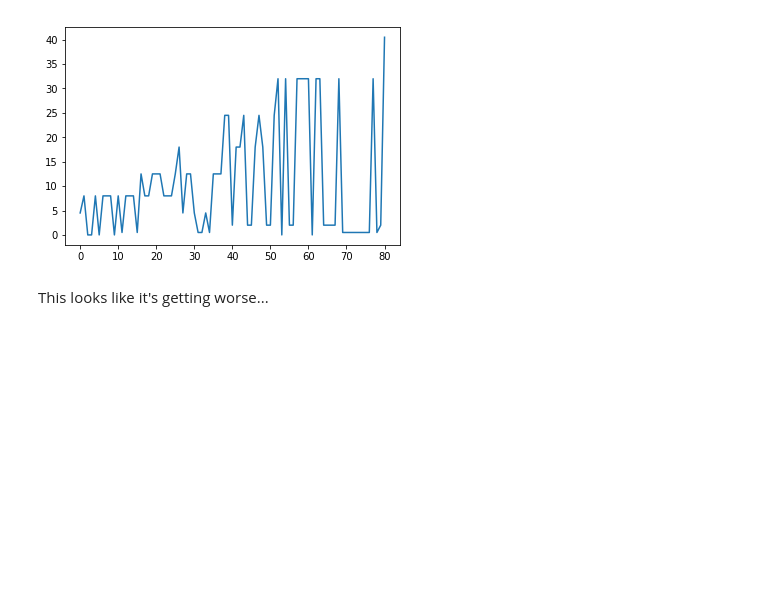
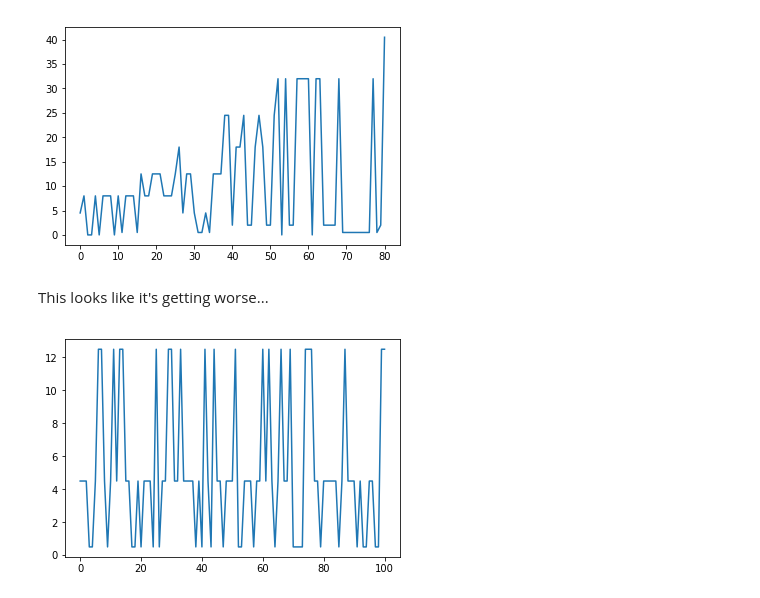
Before and after one commit to mwootten/snn-seizure-prediction, a Jupyter notebook: multi-spiking/ConvergenceIssues.ipynb, the cells around one changed output. Saved outputs shown, nothing was run; the diff lists cells and outputs as text; code cells hidden in the pictures; blank space fills up the shorter version.

```diff
--- a/multi-spiking/ConvergenceIssues.ipynb
+++ b/multi-spiking/ConvergenceIssues.ipynb
@@ -16,3 +16,12 @@ plt.show()
 [figure]
 # %% [markdown]
 This looks like it's getting worse...
+# %%
+errorTime = [4.5, 4.5, 4.5, 0.5, 0.5, 4.5, 12.5, 12.5, 4.5, 0.5, 4.5, 12.5, 4.5, 12.5, 12.5, 4.5, 4.5, 0.5, 0.5, 4.5, 0.5, 4.5, 4.5, 4.5, 0.5, 12.5, 0.5, 4.5, 4.5, 12.5, 12.5, 4.5, 4.5, 12.5, 4.5, 4.5, 4.5, 4.5, 0.5, 4.5, 0.5, 12.5, 4.5, 0.5, 12.5, 4.5, 4.5, 0.5, 4.5, 4.5, 4.5, 12.5, 0.5, 0.5, 4.5, 4.5, 4.5, 0.5, 4.5, 4.5, 12.5, 4.5, 12.5, 4.5, 0.5, 4.5, 12.5, 4.5, 4.5, 12.5, 0.5, 0.5, 0.5, 0.5, 12.5, 12.5, 12.5, 4.5, 4.5, 0.5, 4.5, 4.5, 4.5, 4.5, 4.5, 0.5, 4.5, 12.5, 4.5, 4.5, 4.5, 0.5, 4.5, 0.5, 0.5, 4.5, 4.5, 0.5, 0.5, 12.5, 12.5]
+# %%
+x = range(101)
+y = errorTime
+plt.plot(x, y)
+plt.show()
+# %% [output]
+[figure, added]
```
